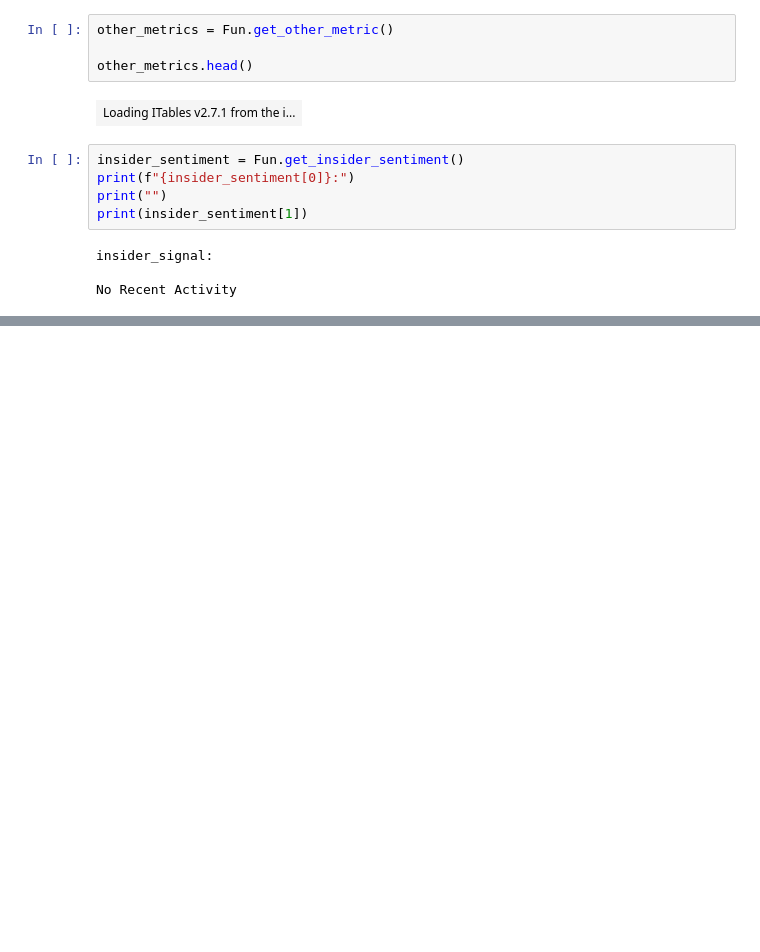
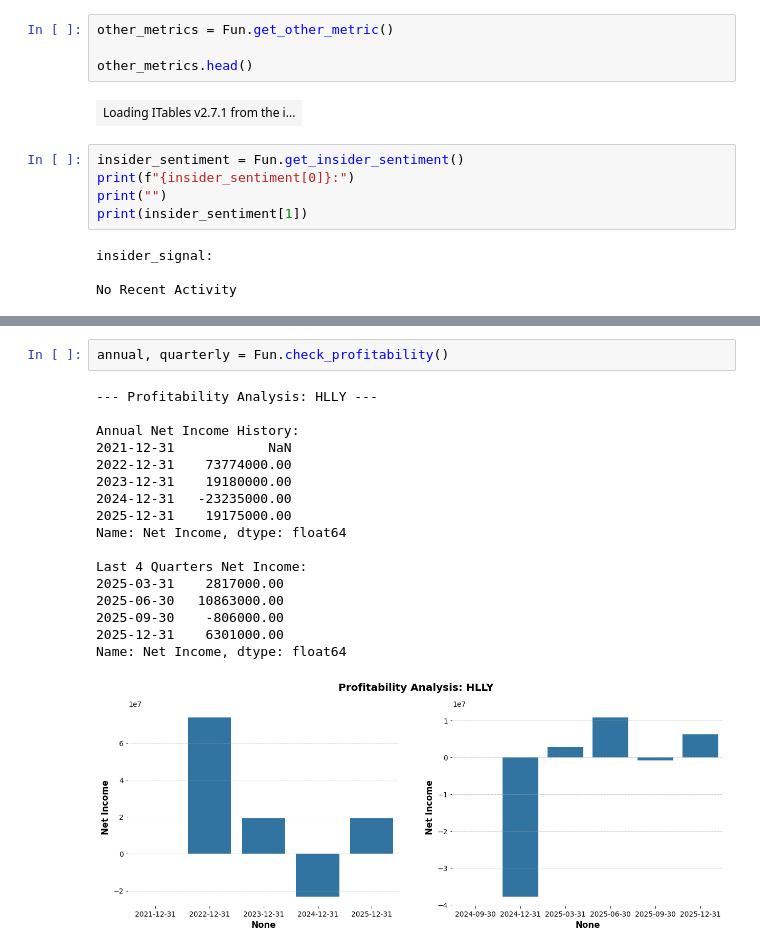
Before and after one commit to hodge-py/Quatro_Models, a Jupyter notebook: HLLY.ipynb, the cells around one changed output, grey strips where cells are left out. Drawn from its saved outputs; the diff is of its cells as text; blank space fills up the shorter version.

```diff
--- a/HLLY.ipynb
+++ b/HLLY.ipynb
@@ -123,0 +133,20 @@ Revenue: [1.719371e+09 2.329057e+09 2.875913e+09 3.304329e+09]
+# %%
+annual, quarterly = Fun.check_profitability()
+# %% [output]
+--- Profitability Analysis: HLLY ---
+
+Annual Net Income History:
+2021-12-31            NaN
+2022-12-31    73774000.00
+2023-12-31    19180000.00
+2024-12-31   -23235000.00
+2025-12-31    19175000.00
+Name: Net Income, dtype: float64
+
+Last 4 Quarters Net Income:
+2025-03-31    2817000.00
+2025-06-30   10863000.00
+2025-09-30    -806000.00
+2025-12-31    6301000.00
+Name: Net Income, dtype: float64
+[figure, added]
```
Also changed, not shown: parts of 7 cells of this notebook, 7 other files.
